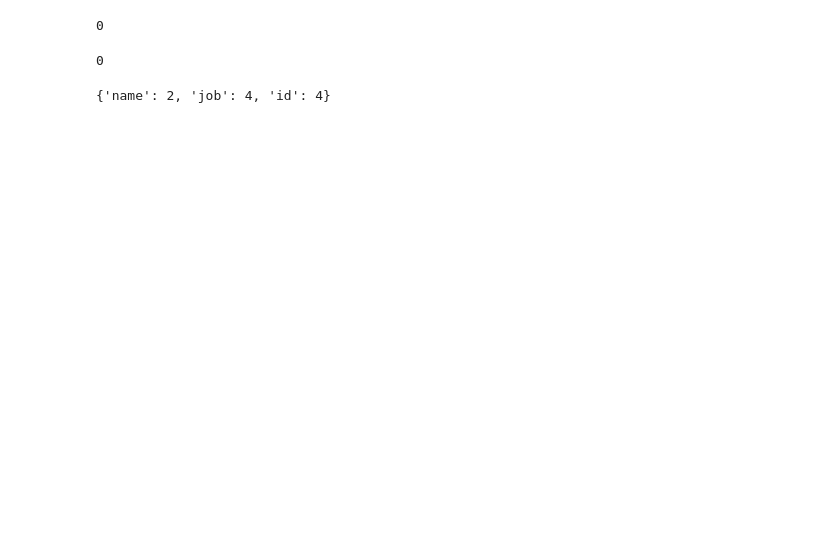
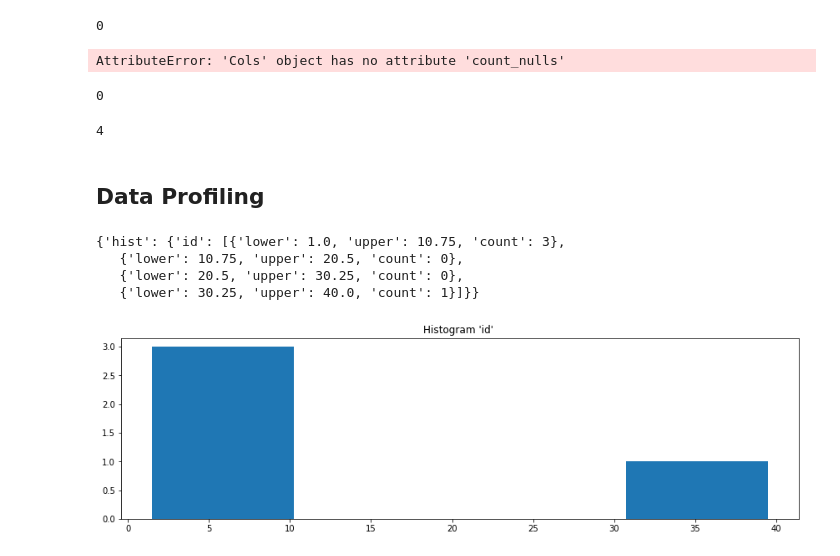
Before and after one commit to PacktPublishing/Data-Processing-with-Optimus, a Jupyter notebook: Chapter 5/DataProcessingwithOptimus_Chapter05.ipynb, the cells around one changed output. Cells and saved outputs as stored; diff of their text form; code cells hidden in the pictures; blank space fills up the shorter version.

```diff
--- a/Chapter 5/DataProcessingwithOptimus_Chapter05.ipynb
+++ b/Chapter 5/DataProcessingwithOptimus_Chapter05.ipynb
@@ -257,3 +196,7 @@ df= df.cols.cast("id","int")
+# %%
+from optimus import Optimus
+op = Optimus("pandas")
+df = op.load.file("foo.csv")
 # %%
 df.cols.min("id")
 # %% [output]
@@ -294,11 +241,28 @@ df.cols.skew("id")
 df.cols.count_zeros("id")
 # %% [output]
 0
+# %%
+df.cols.count_nulls("id")
+# %% [output]
+AttributeError: 'Cols' object has no attribute 'count_nulls'
 # %%
 df.cols.count_na("id")
 # %% [output]
 0
 # %%
-df.cols.count_uniques()
+df.cols.count_uniques("id")
 # %% [output]
-{'name': 2, 'job': 4, 'id': 4}
+4
+# %% [markdown]
+## Data Profiling
+# %%
+df.cols.hist("id",5)
+# %% [output]
+{'hist': {'id': [{'lower': 1.0, 'upper': 10.75, 'count': 3},
+   {'lower': 10.75, 'upper': 20.5, 'count': 0},
+   {'lower': 20.5, 'upper': 30.25, 'count': 0},
+   {'lower': 30.25, 'upper': 40.0, 'count': 1}]}}
+# %%
+df.plot.hist("id",5)
+# %% [output]
+[figure, added]
```
Also changed, not shown: parts of 78 cells of this notebook.
